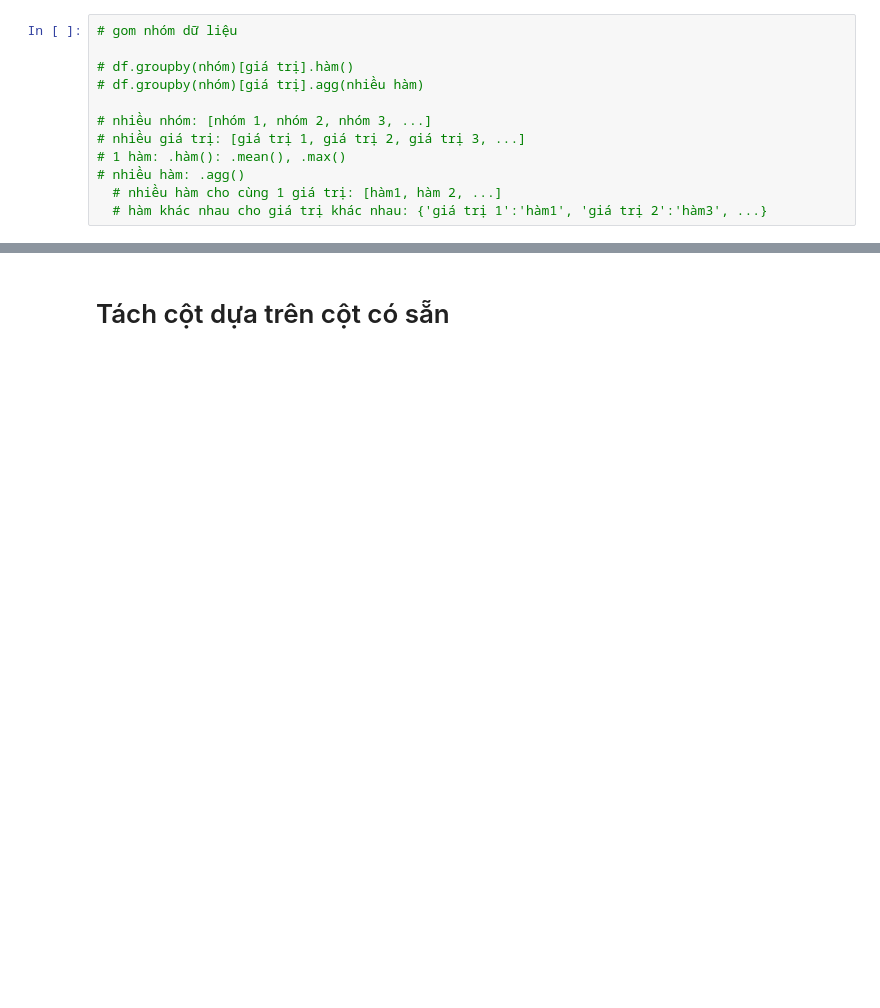
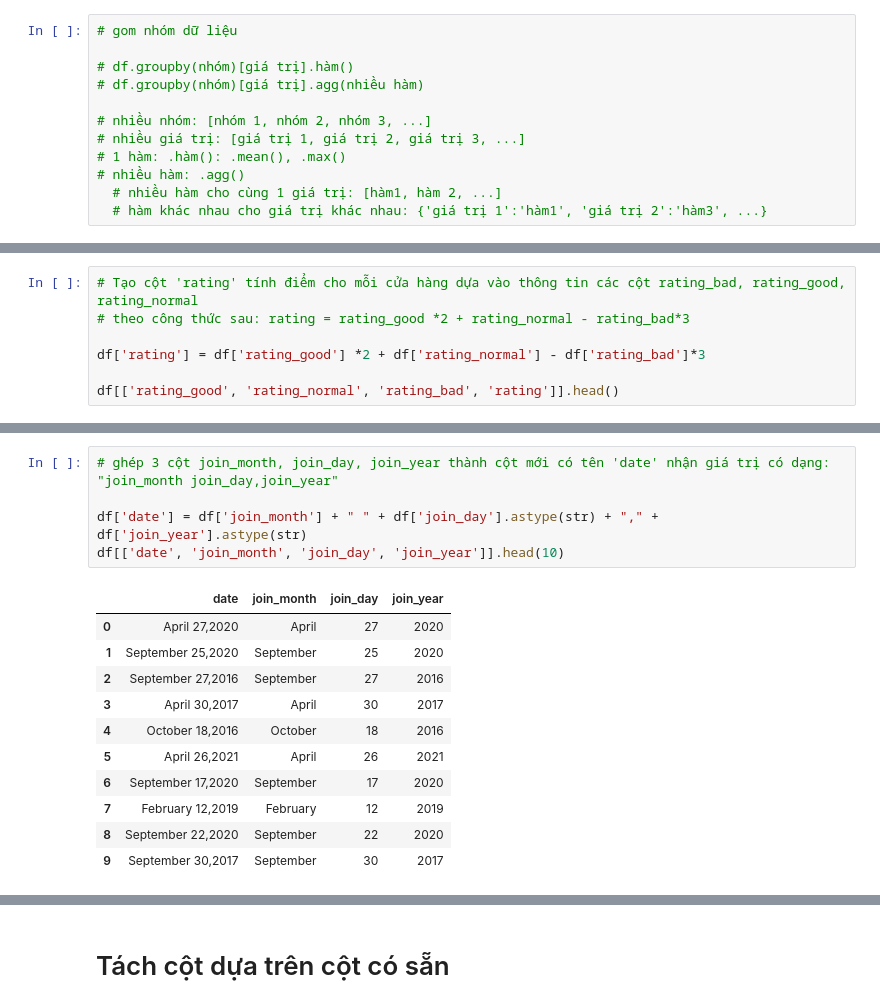
Before and after one commit to ntnqu/DAP2311R1, a Jupyter notebook: Buổi 6 - 28112023/day6_thaotacdulieu_live.ipynb, the cells around one changed output, grey strips where cells are left out. Drawn from its saved outputs; the diff is of its cells as text; blank space fills up the shorter version.

```diff
--- a/Buổi 6 - 28112023/day6_thaotacdulieu_live.ipynb
+++ b/Buổi 6 - 28112023/day6_thaotacdulieu_live.ipynb
@@ -513,0 +530,7 @@ df[['rating2', 'rating_good', 'rating_bad']]
+# %%
+# Tạo cột 'rating' tính điểm cho mỗi cửa hàng dựa vào thông tin các cột rating_bad, rating_good, rating_normal
+# theo công thức sau: rating = rating_good *2 + rating_normal - rating_bad*3
+
+df['rating'] = df['rating_good'] *2 + df['rating_normal'] - df['rating_bad']*3
+
+df[['rating_good', 'rating_normal', 'rating_bad', 'rating']].head()
@@ -515,0 +565,17 @@ df[['rating2', 'rating_good', 'rating_bad']]
+# %%
+# ghép 3 cột join_month, join_day, join_year thành cột mới có tên 'date' nhận giá trị có dạng: "join_month join_day,join_year"
+
+df['date'] = df['join_month'] + " " + df['join_day'].astype(str) + "," + df['join_year'].astype(str)
+df[['date', 'join_month', 'join_day', 'join_year']].head(10)
+# %% [output]
+|  | date | join_month | join_day | join_year |
+| 0 | April 27,2020 | April | 27 | 2020 |
+| 1 | September 25,2020 | September | 25 | 2020 |
+| 2 | September 27,2016 | September | 27 | 2016 |
+| 3 | April 30,2017 | April | 30 | 2017 |
+| 4 | October 18,2016 | October | 18 | 2016 |
+| 5 | April 26,2021 | April | 26 | 2021 |
+| 6 | September 17,2020 | September | 17 | 2020 |
+| 7 | February 12,2019 | February | 12 | 2019 |
+| 8 | September 22,2020 | September | 22 | 2020 |
+| 9 | September 30,2017 | September | 30 | 2017 |
```
Also changed, not shown: parts of 28 cells of this notebook.
